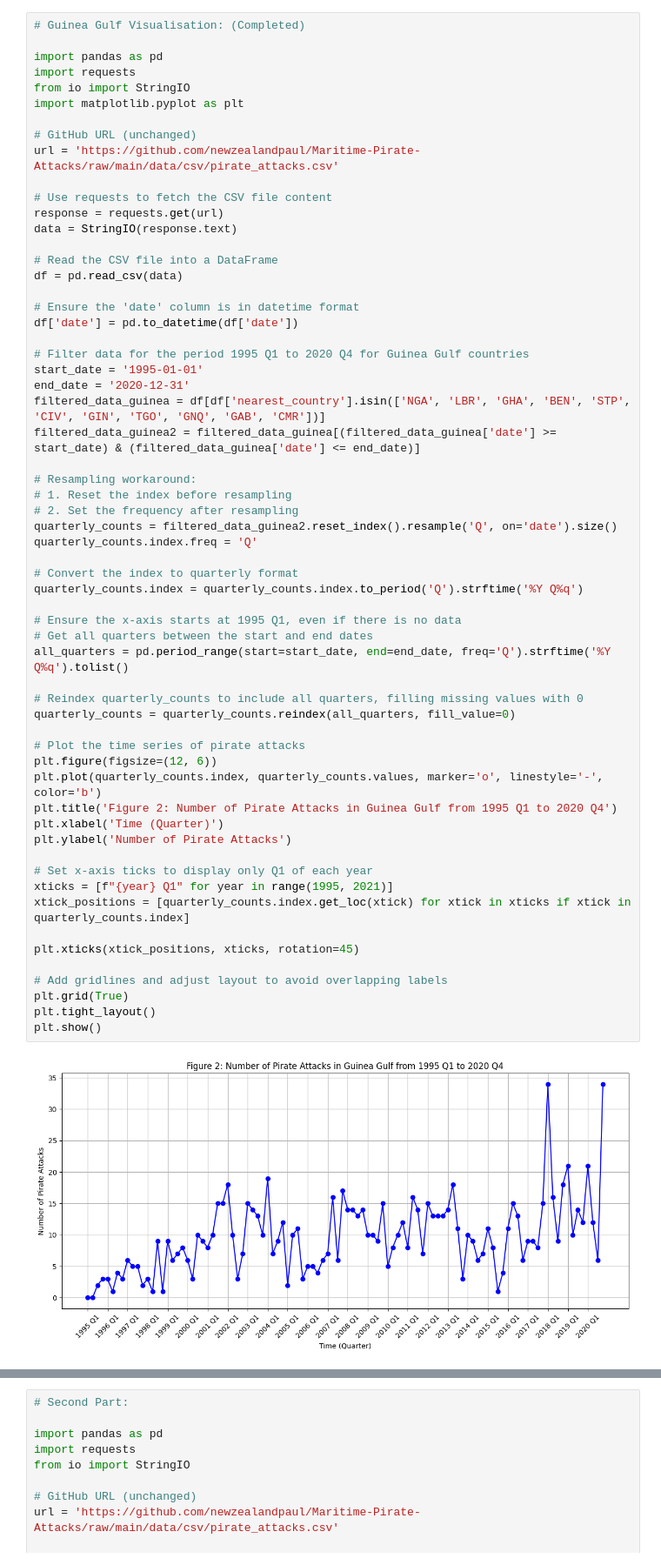
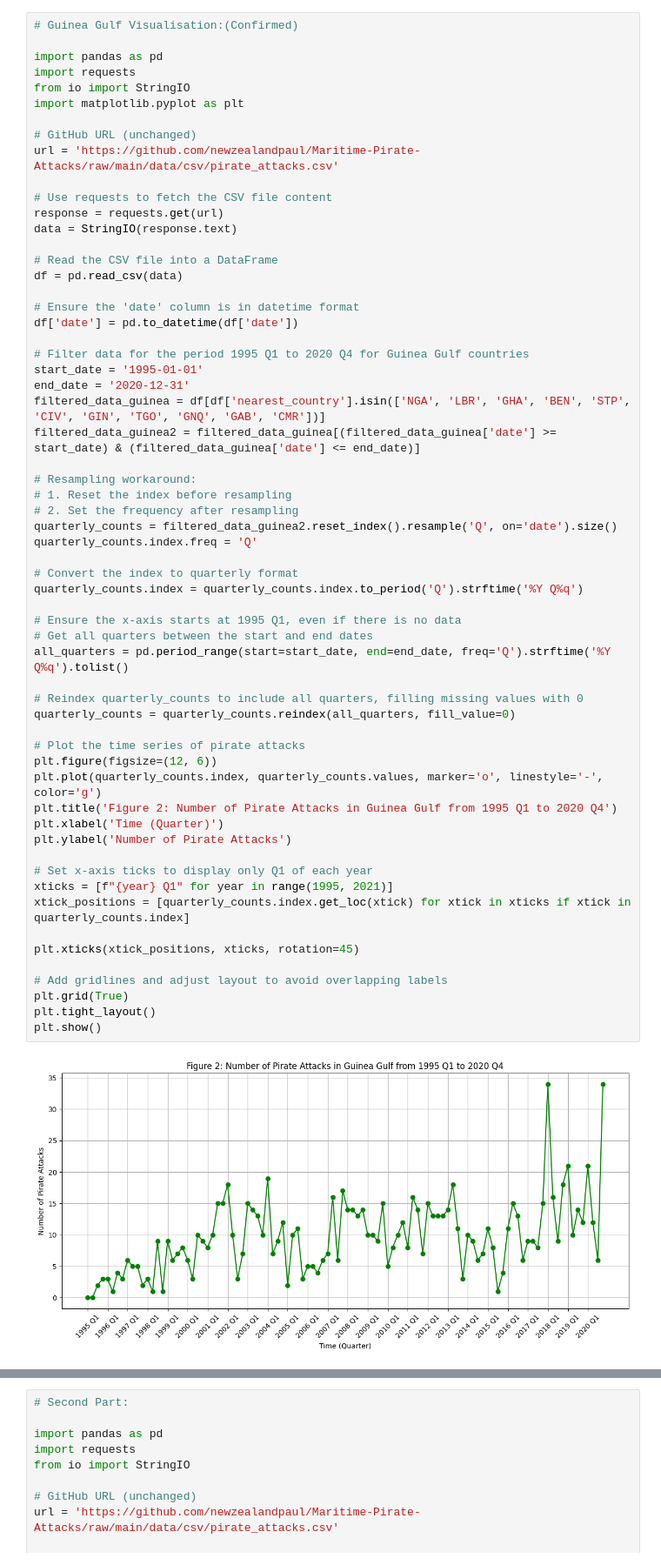
Before and after one commit to yuhengding1206/QM2-Group-Project-250120, a Jupyter notebook: QM2 group project.ipynb, the cells around one changed output, grey strips where cells are left out. Shown at 87% size. Drawn from its saved outputs; the diff is of its cells as text.

```diff
--- a/QM2 group project.ipynb
+++ b/QM2 group project.ipynb
@@ -65,7 +63,7 @@ plt.show()
 # %% [output]
 [figure]
 # %%
-# Guinea Gulf Visualisation: (Completed)
+# Guinea Gulf Visualisation:(Confirmed)
 
 import pandas as pd
 import requests
@@ -97,33 +95,33 @@ filtered_data_guinea2 = filtered_data_guinea[(filtered_data_guinea['date'] >= st
 quarterly_counts = filtered_data_guinea2.reset_index().resample('Q', on='date').size()
 quarterly_counts.index.freq = 'Q'
 
 # Convert the index to quarterly format
 quarterly_counts.index = quarterly_counts.index.to_period('Q').strftime('%Y Q%q')
 
 # Ensure the x-axis starts at 1995 Q1, even if there is no data
 # Get all quarters between the start and end dates
 all_quarters = pd.period_range(start=start_date, end=end_date, freq='Q').strftime('%Y Q%q').tolist()
 
 # Reindex quarterly_counts to include all quarters, filling missing values with 0
 quarterly_counts = quarterly_counts.reindex(all_quarters, fill_value=0)
 
 # Plot the time series of pirate attacks
 plt.figure(figsize=(12, 6))
-plt.plot(quarterly_counts.index, quarterly_counts.values, marker='o', linestyle='-', color='b')
+plt.plot(quarterly_counts.index, quarterly_counts.values, marker='o', linestyle='-', color='g')
 plt.title('Figure 2: Number of Pirate Attacks in Guinea Gulf from 1995 Q1 to 2020 Q4')
 plt.xlabel('Time (Quarter)')
 plt.ylabel('Number of Pirate Attacks')
 
 # Set x-axis ticks to display only Q1 of each year
 xticks = [f"{year} Q1" for year in range(1995, 2021)]
 xtick_positions = [quarterly_counts.index.get_loc(xtick) for xtick in xticks if xtick in quarterly_counts.index]
 
 plt.xticks(xtick_positions, xticks, rotation=45)
 
 # Add gridlines and adjust layout to avoid overlapping labels
 plt.grid(True)
 plt.tight_layout()
 plt.show()
 # %% [output]
-[figure, old version]
+[figure, new version]
 # %%
```
Also changed, not shown: parts of 13 cells of this notebook.
